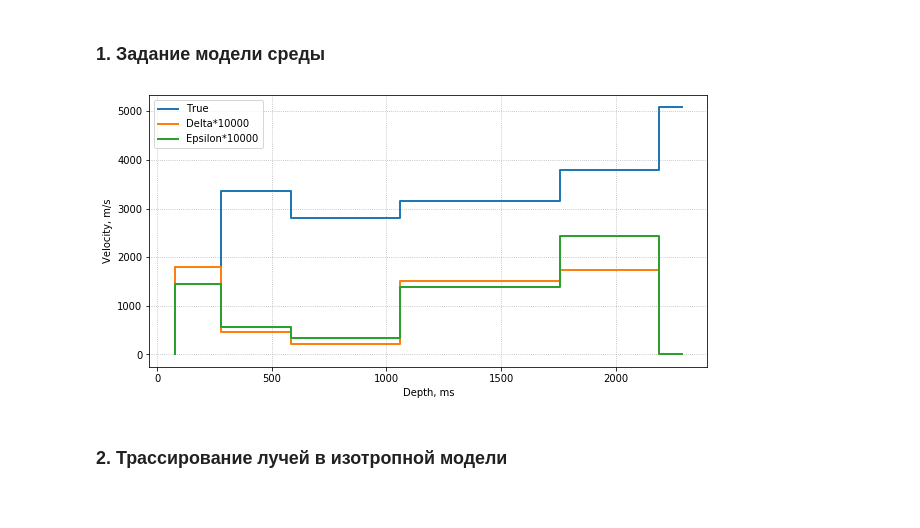
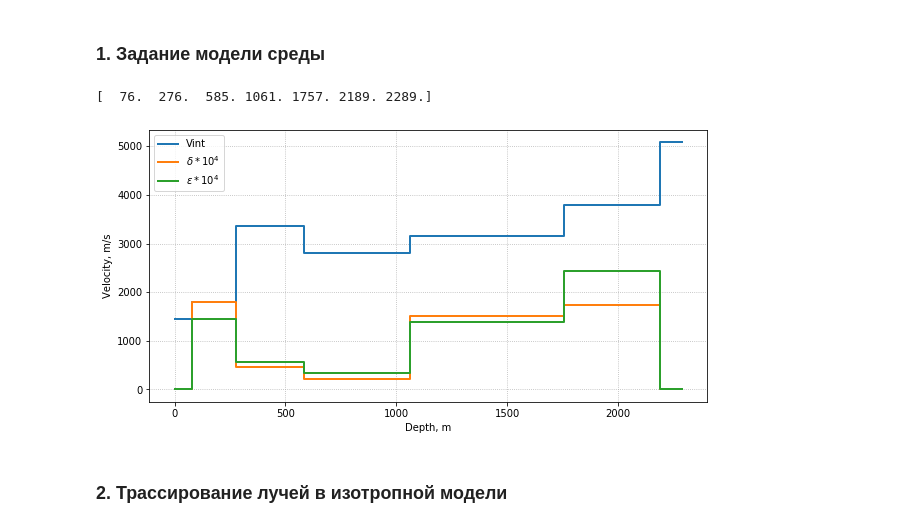
Before and after one commit to antongrin/VTI_rays, a Jupyter notebook: RayTraceVTI.ipynb, the cells around one changed output. Saved outputs shown, nothing was run; the diff lists cells and outputs as text; code cells hidden in the pictures.

```diff
--- a/RayTraceVTI.ipynb
+++ b/RayTraceVTI.ipynb
@@ -21,18 +20,24 @@ Nlayers = len(layers_thk)
 layers_timethk = 2000*layers_thk/layers_vp
 depth = np.cumsum(layers_thk)
 time = np.cumsum(layers_timethk)
+
+print(depth)
+# %% [output]
+[  76.  276.  585. 1061. 1757. 2189. 2289.]
 # %%
-plt.step(depth, layers_vp, lw=2, label = 'True')
-plt.step(depth, 10**4*layers_de, lw=2, label = 'Delta*10000')
-plt.step(depth, 10**4*layers_ep, lw=2, label = 'Epsilon*10000')
+
+plt.step(np.hstack((0, depth, depth[-1])), np.hstack((layers_vp[0],layers_vp,layers_vp[-1])),  where='pre', lw=2, label = 'Vint')
+plt.step(np.hstack((0, depth,depth[-1])), 10**4*np.hstack((layers_de[0],layers_de,layers_de[-1])), where='pre', lw=2, label = '$\delta*10^4$')
+plt.step(np.hstack((0, depth,depth[-1])), 10**4*np.hstack((layers_ep[0],layers_ep,layers_ep[-1])), where='pre', lw=2, label = '$\epsilon*10^4$')
+
 
 plt.legend()
-plt.xlabel('Depth, ms')
+plt.xlabel('Depth, m')
 plt.ylabel('Velocity, m/s')
 plt.grid(True, ls=':')
 plt.show()
 # %% [output]
-[figure, old version]
+[figure, new version]
 # %% [markdown]
 ### 2. Трассирование лучей в изотропной модели
 # %%
```
Also changed, not shown: parts of 6 cells of this notebook.
